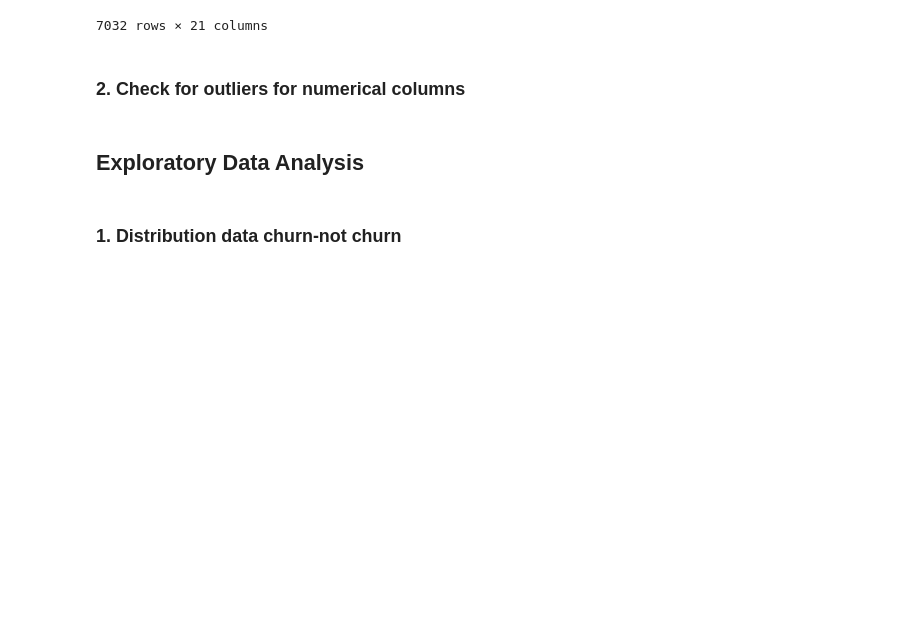
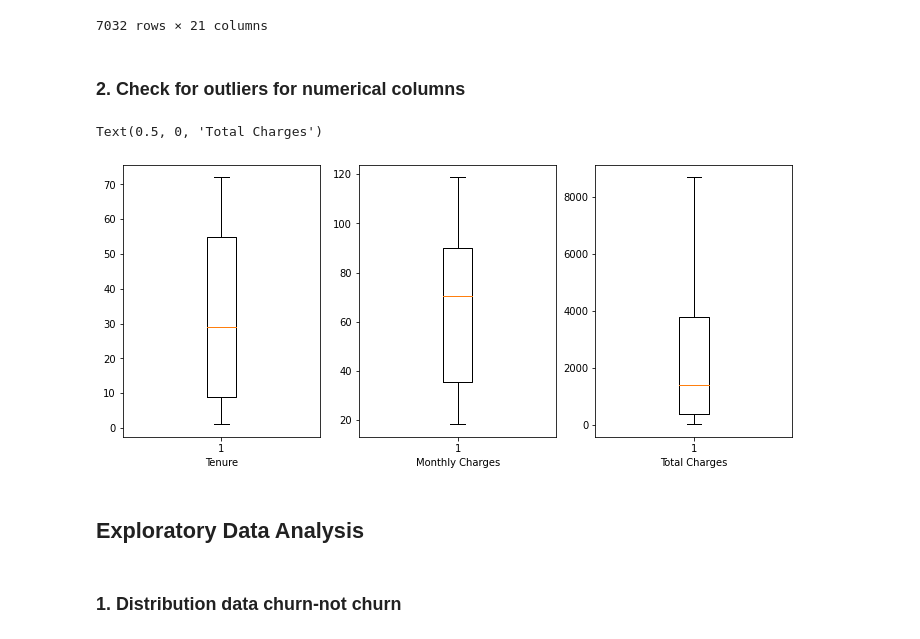
Before and after one commit to ramamuharam/Telco-Customer-Churn, a Jupyter notebook: ExploratoryDataAnalysis.ipynb, the cells around one changed output. Drawn from its saved outputs; the diff is of its cells as text; code cells hidden in the pictures; blank space fills up the shorter version.

```diff
--- a/ExploratoryDataAnalysis.ipynb
+++ b/ExploratoryDataAnalysis.ipynb
@@ -127,3 +170,20 @@ num_cols = ["tenure", ""]
+# %%
+plt.figure(figsize=(12, 5))
+
+plt.subplot(131)
+plt.boxplot(telco["tenure"])
+plt.xlabel("Tenure")
+
+plt.subplot(132)
+plt.boxplot(telco["MonthlyCharges"])
+plt.xlabel("Monthly Charges")
+
+plt.subplot(133)
+plt.boxplot(telco["TotalCharges"])
+plt.xlabel("Total Charges")
+# %% [output]
+Text(0.5, 0, 'Total Charges')
+[figure, added]
 # %% [markdown]
 ## Exploratory Data Analysis
 # %% [markdown]
```
Also changed, not shown: parts of 7 cells of this notebook, 1 other file.
